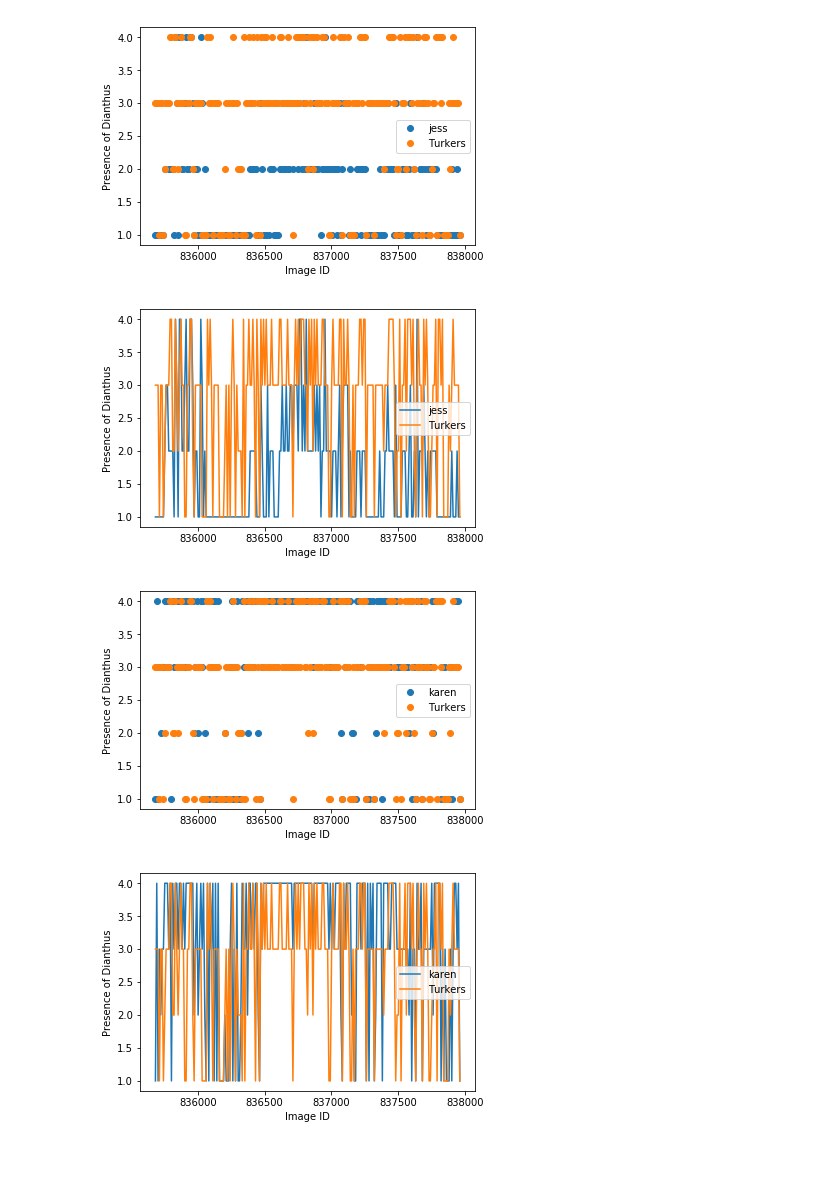
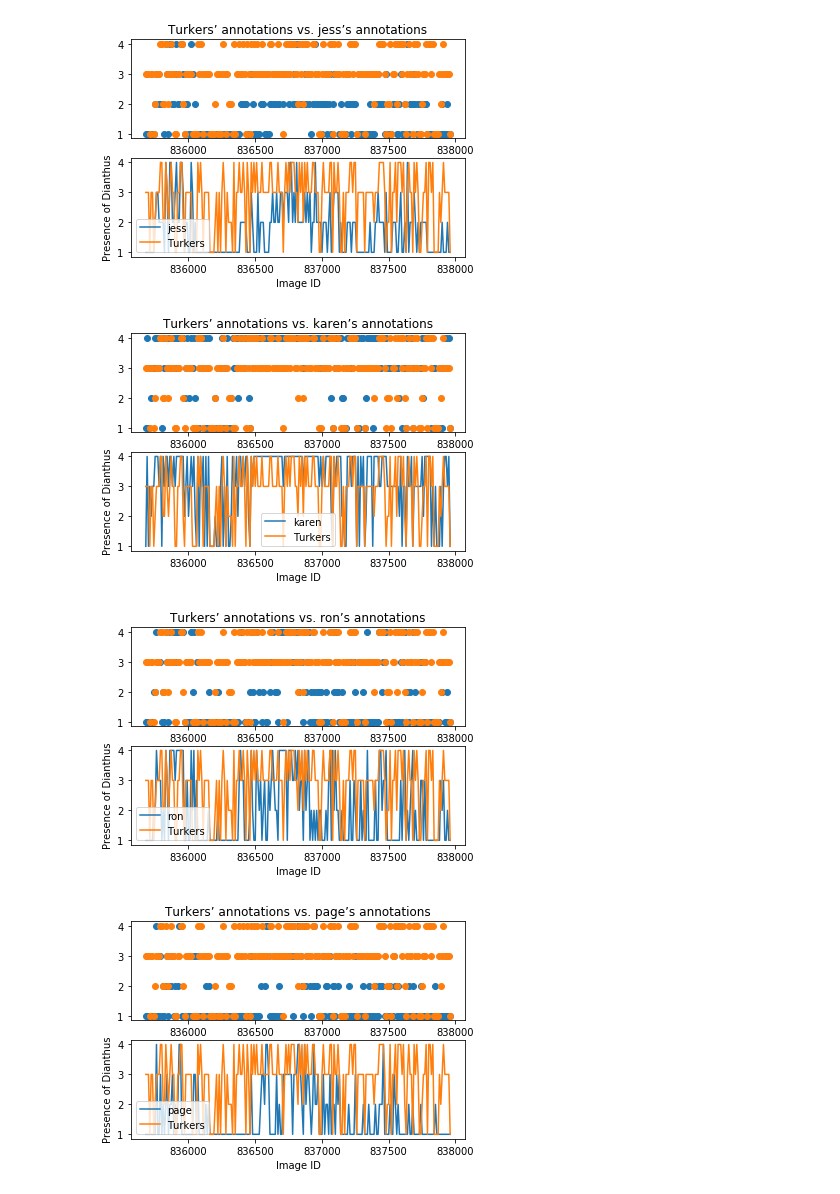
Before and after one commit to myracheng/coral, a Jupyter notebook: compare_gt_to_experts.ipynb, the cells around one changed output. Drawn from its saved outputs; the diff is of its cells as text; code cells hidden in the pictures; blank space fills up the shorter version.

```diff
--- a/compare_gt_to_experts.ipynb
+++ b/compare_gt_to_experts.ipynb
@@ -0,0 +132,20 @@
+# %%
+# create jess's labels for PR curve and CM
+
+expert_imlabels = {}
+
+idx = 1
+mappingFile = "abe213a-toid.yaml"
+annIdToImId = yaml.load(open(mappingFile))
+url_template = 'http://s3.amazonaws.com/visipedia/images/%d/original.jpg'
+
+# load and refactor the annotation data
+json_pattern = 'jess-annotations.json'
+file_list = glob.glob(json_pattern)
+for file in file_list:
+    annotations = json.load(open(file))
+    for annId, ann in annotations:
+        imFn = annIdToImId[str(annId)]
+    #     print(imIds[0])
+        expert_imlabels[imFn] = int(ann['answers']['dianthus'])
+# print(expert_imlabels)
@@ -1,19 +284,10 @@
 # %%
-import os, json, yaml
-import urllib.request
-import ast
-import pandas as pd
-import glob
+# visualization to compare turkers' average annotations with experts' annotations
+
 
 
 imlabels = {}
-labels = {
-  "Definitely no": 1,
-    "Probably no": 2,
-    "Probably yes": 3,
-  "Definitely yes": 4
-}
-
+idx = 1
 mappingFile = "abe213a-toid.yaml"
 annIdToImId = yaml.load(open(mappingFile))
 url_template = 'http://s3.amazonaws.com/visipedia/images/%d/original.jpg'
@@ -48,40 +322,47 @@ for file in file_list:
 
     for item in det:
         imFn = int(item['source-ref'][26:32])
         label = int(labels[item['test-label-dianthus-metadata']['class-name']])
         confidence = float(item['test-label-dianthus-metadata']['confidence'])
 
     #     imlabels[imFn].append(label * confidence)
         imlabels[imFn].append(label)
 
-    import matplotlib.pyplot as plt
     %matplotlib inline
+
 
     # plt.plot(imlabels.keys(),y)
     lists = sorted(imlabels.items()) # sorted by key, return a list of tuples
 
     x, y = zip(*lists) # unpack a list of pairs into two tuples
     # plt.plot(x, y[0])
     legend = [file.split('-')[0], "Turkers"]
+    idx = 1
+    plt.subplot(2, 1, 1)
+    plt.title('Turkers’ annotations vs. %s’s annotations' % legend[0] )
+
+    idx += 1
     for i in range(len(y[0])):
         plt.plot(x,[pt[i] for pt in y], 'o', label = legend[i])
-    plt.legend()
-    plt.xlabel('Image ID')
-    plt.ylabel('Presence of Dianthus')
-    plt.figure()
+#     plt.legend()
+#     plt.xlabel('Image ID')
+#     plt.ylabel('Presence of Dianthus')
+#     plt.figure()
+    plt.subplot(2, 1, 2)
+
     for i in range(len(y[0])):
         plt.plot(x,[pt[i] for pt in y], label = legend[i])
 
 
     plt.legend()
     plt.xlabel('Image ID')
     plt.ylabel('Presence of Dianthus')
 
     plt.show()
 
-# print(imlabels)
+# print(x)
 # %% [output]
-[figure, old version]
+[figure, new version]
-[figure, old version]
+[figure, new version]
-[figure, old version]
+[figure, new version]
-[figure, old version]
+[figure, new version]
```
Also changed, not shown: parts of 15 cells of this notebook.
